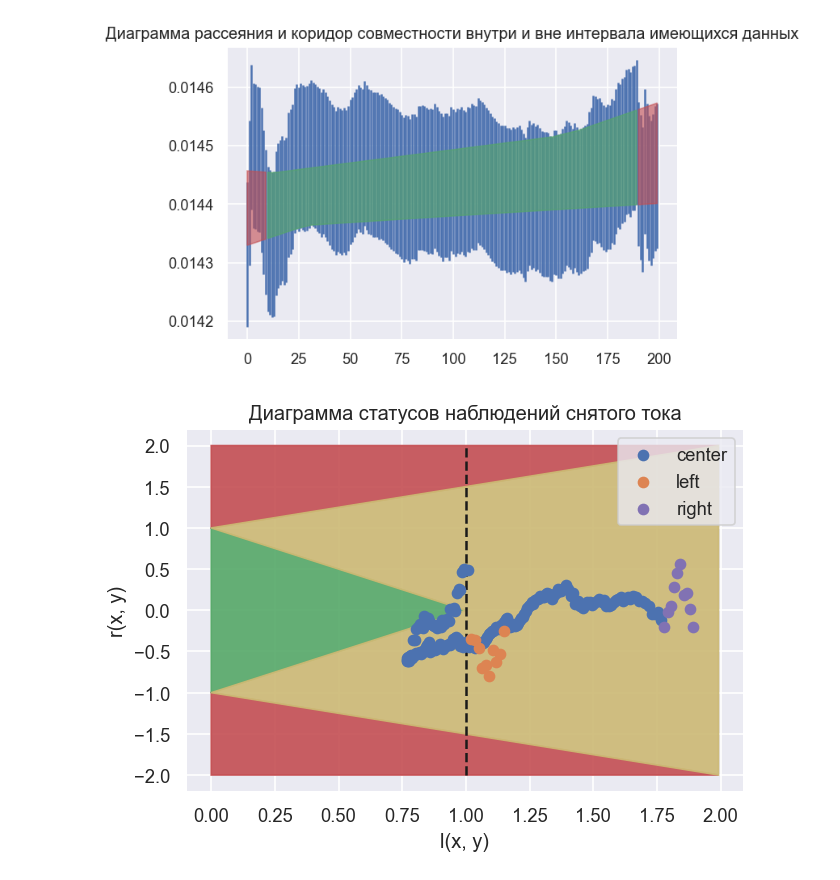
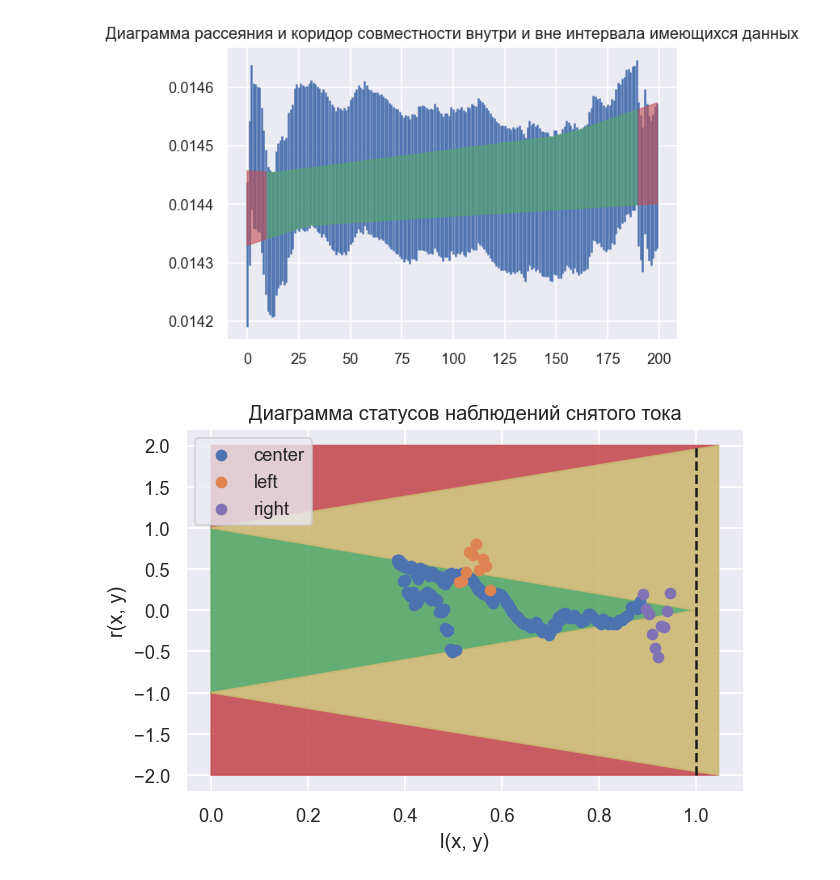
Before and after one commit to mitenevav/intervals, a Jupyter notebook: lab3/lab3.ipynb, the cells around one changed output. Cells and saved outputs as stored; diff of their text form; code cells hidden in the pictures.

```diff
--- a/lab3/lab3.ipynb
+++ b/lab3/lab3.ipynb
@@ -335,44 +337,44 @@ ost2 = plot_predict([(df2['мВ'] - new_rad2 - h_mnk2).tolist(), (df2['мВ'] +
 ost1 = np.array([ost1[0][0] + ost1[1][0] + ost1[2][0], ost1[0][1] + ost1[1][1] + ost1[2][1]])
 ost2 = np.array([ost2[0][0] + ost2[1][0] + ost2[2][0], ost2[0][1] + ost2[1][1] + ost2[2][1]])
 # %%
-r1 = ((ost1.mean(axis=0) - df1['мВ'] + h_mnk1) / new_rad1).to_numpy()
-r2 = ((ost2.mean(axis=0) - df2['мВ'] + h_mnk2) / new_rad2).to_numpy()
+r1 = ((df1['мВ'] - h_mnk1 - ost1.mean(axis=0)) / new_rad1).to_numpy()
+r2 = ((df2['мВ'] - h_mnk2 - ost2.mean(axis=0)) / new_rad2).to_numpy()
 # %%
-l1 = (ost1[1] - ost1[0]) / new_rad1
-l2 = (ost2[1] - ost2[0]) / new_rad2
+l1 = (ost1[1] - ost1[0]) / 2 / new_rad1
+l2 = (ost2[1] - ost2[0]) / 2 / new_rad2
 # %%
 plt.title('Диаграмма статусов наблюдений снятого тока')
 plt.scatter(l1[borders[1]: borders[2]], r1[borders[1]: borders[2]], zorder=3, label='center')
 plt.scatter(l1[borders[0]: borders[1]], r1[borders[0]: borders[1]], zorder=3, label='left')
 plt.scatter(l1[borders[2]: borders[3]], r1[borders[2]: borders[3]], zorder=3, label='right', c='m')
 axes = plt.gca()
 
-axes.add_patch(mpl.patches.Polygon(np.array([[0, 0, l1.max()+0.1], [-2, -1, -2]]).T,
+axes.add_patch(mpl.patches.Polygon(np.array([[0, 0, max(1, l1.max()+0.1)], [-2, -1, -2]]).T,
                                           color='r',
                                           alpha=0.9))
 
-axes.add_patch(mpl.patches.Polygon(np.array([[0, 0, l1.max()+0.1], [2, 1, 2]]).T,
+axes.add_patch(mpl.patches.Polygon(np.array([[0, 0, max(1, l1.max()+0.1)], [2, 1, 2]]).T,
                                           color='r',
                                           alpha=0.9))
 
 axes.add_patch(mpl.patches.Polygon(np.array([[0, 1, 0], [-1, 0, 1]]).T,
                                           color='g',
                                           alpha=0.9))
 
-axes.add_patch(mpl.patches.Polygon(np.array([[l1.max()+0.1, 0, 1, 0, l1.max()+0.1],
+axes.add_patch(mpl.patches.Polygon(np.array([[max(1, l1.max()+0.1), 0, 1, 0, max(1, l1.max()+0.1)],
                                              [-2, -1, 0, 1, 2]]
                                            ).T,
                                           color='y',
                                           alpha=0.9))
 
 plt.plot([1, 1], [-2, 2], c='k', linestyle='--')
 
 plt.xlabel('l(x, y)')
 plt.ylabel('r(x, y)')
 plt.legend()
 plt.show()
 # %% [output]
-[figure, old version]
+[figure, new version]
 # %%
 plt.title('Диаграмма статусов наблюдений эталона')
 plt.scatter(l2[borders[1]: borders[2]], r2[borders[1]: borders[2]], zorder=3, label='center')
```
Also changed, not shown: parts of 3 cells of this notebook.
